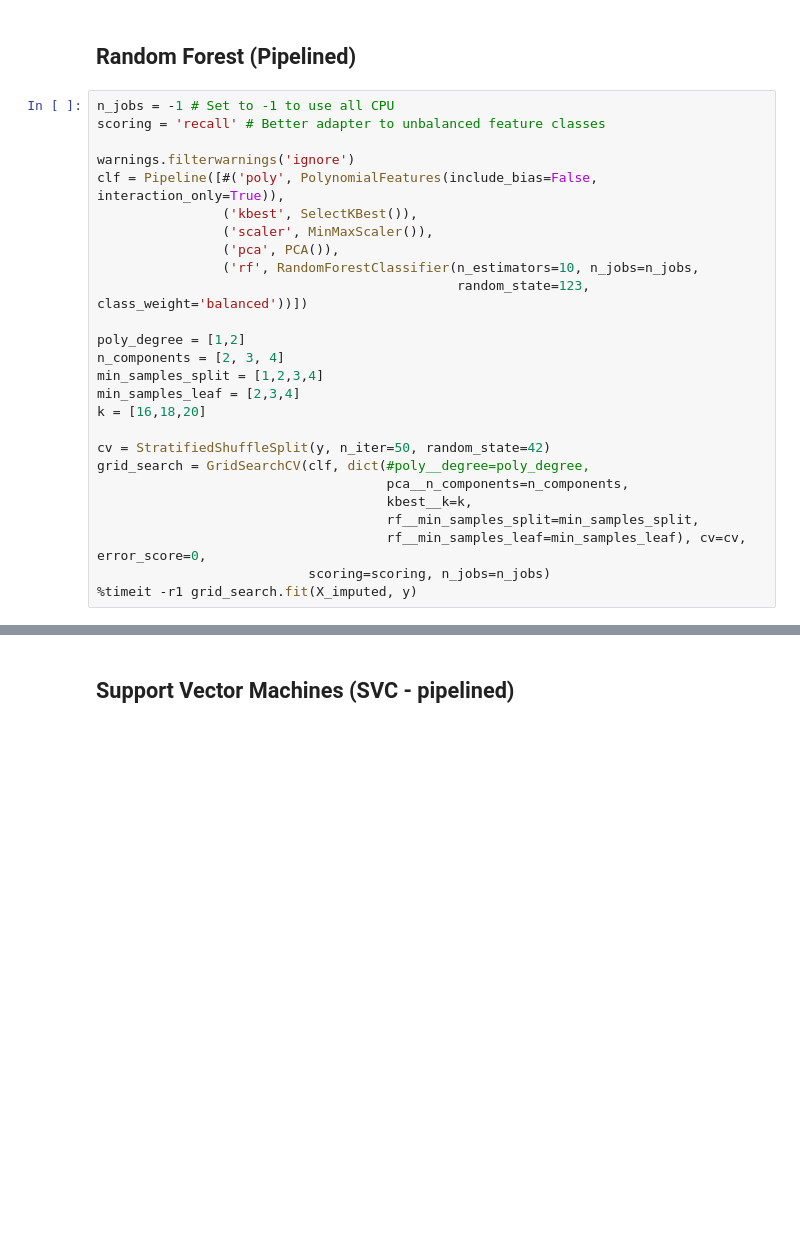
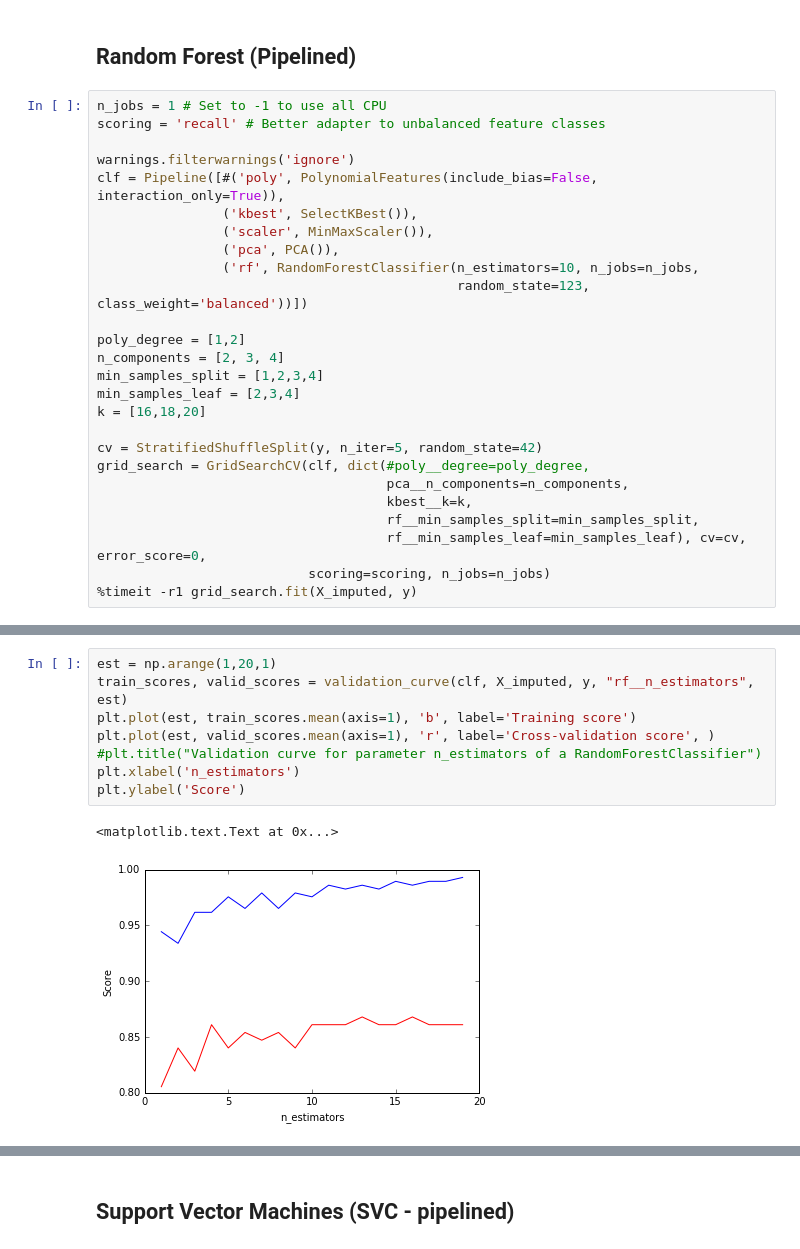
Before and after one commit to ihkihk/datan, a Jupyter notebook: p5_enron/p5_enron.ipynb, the cells around one changed output, grey strips where cells are left out. Saved outputs shown, nothing was run; the diff lists cells and outputs as text; blank space fills up the shorter version.

```diff
--- a/p5_enron/p5_enron.ipynb
+++ b/p5_enron/p5_enron.ipynb
@@ -525,7 +550,7 @@ plot_roc_curve(grid_search.best_estimator_, "LogisticRegression Pipeline", "logr
 # %% [markdown]
 ## Random Forest (Pipelined)
 # %%
-n_jobs = -1 # Set to -1 to use all CPU
+n_jobs = 1 # Set to -1 to use all CPU
 scoring = 'recall' # Better adapter to unbalanced feature classes
 
 warnings.filterwarnings('ignore')
@@ -542,7 +567,7 @@ min_samples_split = [1,2,3,4]
 min_samples_leaf = [2,3,4]
 k = [16,18,20]
 
-cv = StratifiedShuffleSplit(y, n_iter=50, random_state=42)
+cv = StratifiedShuffleSplit(y, n_iter=5, random_state=42)
 grid_search = GridSearchCV(clf, dict(#poly__degree=poly_degree,
                                      pca__n_components=n_components,
                                      kbest__k=k,
@@ -555,3 +580,14 @@ grid_search = GridSearchCV(clf, dict(#poly__degree=poly_degree,
+# %%
+est = np.arange(1,20,1)
+train_scores, valid_scores = validation_curve(clf, X_imputed, y, "rf__n_estimators", est)
+plt.plot(est, train_scores.mean(axis=1), 'b', label='Training score')
+plt.plot(est, valid_scores.mean(axis=1), 'r', label='Cross-validation score', )
+#plt.title("Validation curve for parameter n_estimators of a RandomForestClassifier")
+plt.xlabel('n_estimators')
+plt.ylabel('Score')
+# %% [output]
+<matplotlib.text.Text at 0x...>
+[figure, added]
 # %%
 print "Best score achieved by GridSearch: ", grid_search.best_score_
 print "Best parameters found by GridSearch:"
```
Also changed, not shown: parts of 24 cells of this notebook.
